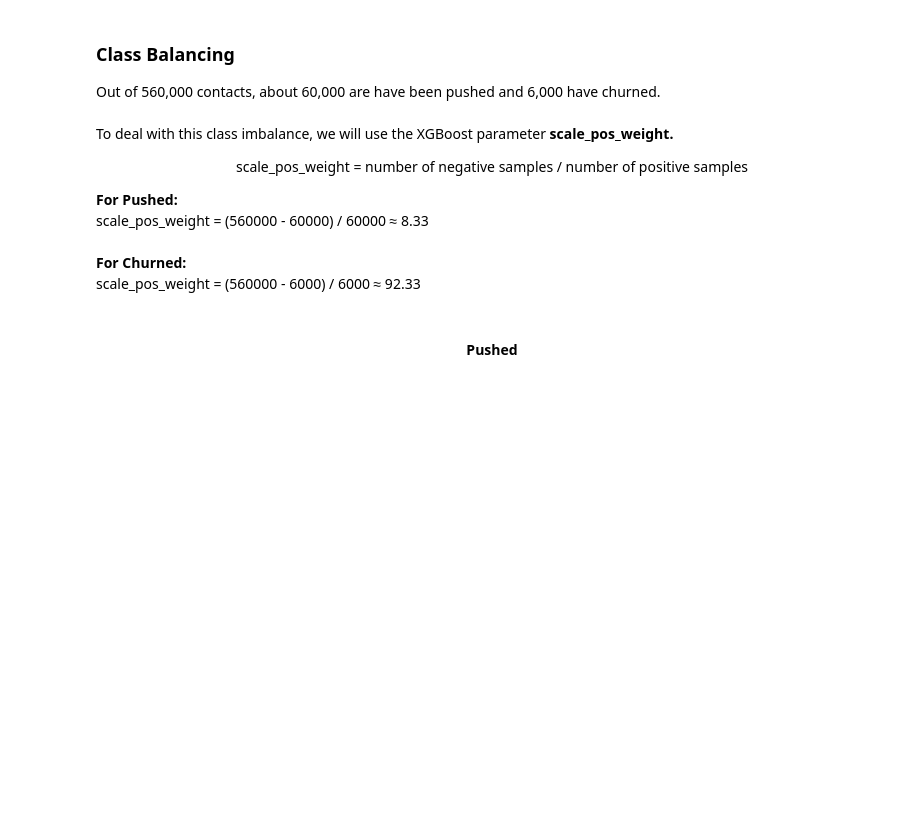
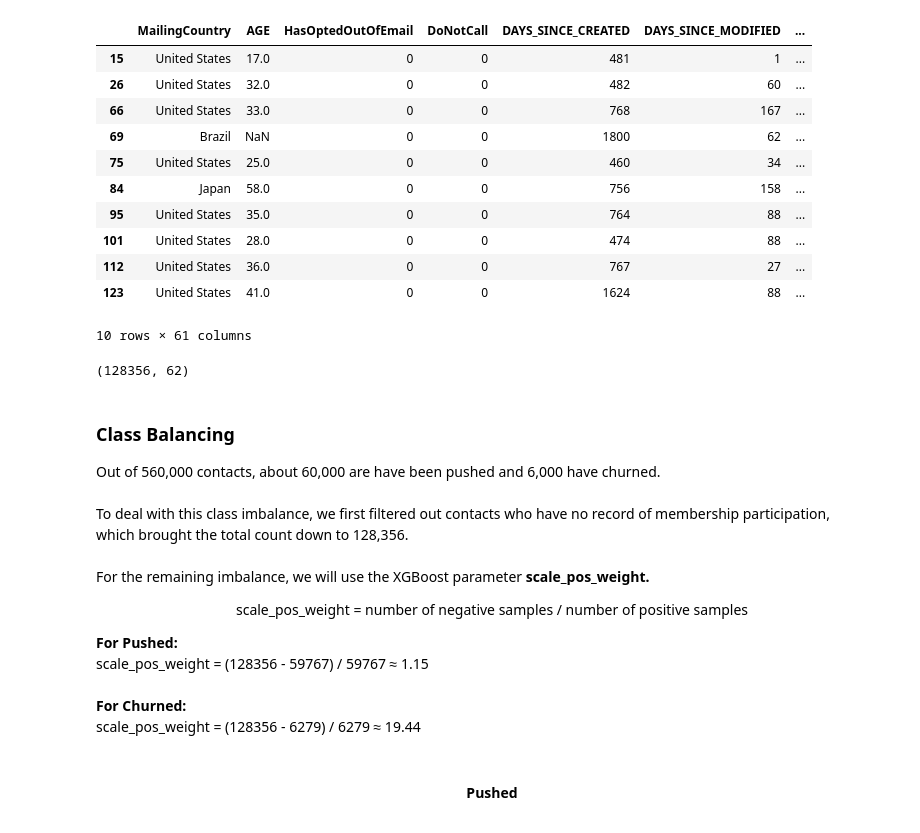
Before and after one commit to maxbicking/Data-Science-Portfolio, a Jupyter notebook: Member Churn/Member Churn.ipynb, the cells around one changed output. Saved outputs shown, nothing was run; the diff lists cells and outputs as text; code cells hidden in the pictures; blank space fills up the shorter version.

```diff
--- a/Member Churn/Member Churn.ipynb
+++ b/Member Churn/Member Churn.ipynb
@@ -47,6 +51,21 @@ bool_cols = df.select_dtypes(include='bool').columns
 
 # Convert them to 0/1
 df[bool_cols] = df[bool_cols].astype(int)
+# %%
+df.head(10)
+# %% [output]
+|  | MailingCountry | AGE | HasOptedOutOfEmail | DoNotCall | DAYS_SINCE_CREATED | DAYS_SINCE_MODIFIED | ... |
+| 15 | United States | 17.0 | 0 | 0 | 481 | 1 | ... |
+| 26 | United States | 32.0 | 0 | 0 | 482 | 60 | ... |
+| 66 | United States | 33.0 | 0 | 0 | 768 | 167 | ... |
+| 69 | Brazil | NaN | 0 | 0 | 1800 | 62 | ... |
+| 75 | United States | 25.0 | 0 | 0 | 460 | 34 | ... |
+| 84 | Japan | 58.0 | 0 | 0 | 756 | 158 | ... |
+| 95 | United States | 35.0 | 0 | 0 | 764 | 88 | ... |
+| 101 | United States | 28.0 | 0 | 0 | 474 | 88 | ... |
+| 112 | United States | 36.0 | 0 | 0 | 767 | 27 | ... |
+| 123 | United States | 41.0 | 0 | 0 | 1624 | 88 | ... |
+10 rows × 61 columns
 # %%
 #Deal with institution types (there are ~70 distinct values)
 le = LabelEncoder()
@@ -57,20 +83,26 @@ institution_type_encoder = le
+# %%
+df.shape
+# %% [output]
+(128356, 62)
 # %% [markdown]
 ### Class Balancing
 
 Out of 560,000 contacts, about 60,000 are have been pushed and 6,000 have churned.
 <br>
 <br>
-To deal with this class imbalance, we will use the XGBoost parameter <b> scale_pos_weight. </b>
+To deal with this class imbalance, we first filtered out contacts who have no record of membership participation, <br>
+which brought the total count down to 128,356. <br> <br>
+For the remaining imbalance, we will use the XGBoost parameter <b> scale_pos_weight. </b>
 
 <p style="text-align: center;"> scale_pos_weight = number of negative samples / number of positive samples </p>
 
 <b> For Pushed: </b>
 <br>
-scale_pos_weight = (560000 - 60000) / 60000 ≈ 8.33
+scale_pos_weight = (128356 - 59767) / 59767 ≈ 1.15
 <br> <br>
 <b> For Churned: </b>
 <br>
-scale_pos_weight = (560000 - 6000) / 6000 ≈ 92.33
+scale_pos_weight = (128356 - 6279) / 6279 ≈ 19.44
 # %% [markdown]
 #### <p style="text-align: center;"> Pushed </p>
 # %%
```
Also changed, not shown: parts of 18 cells of this notebook.
